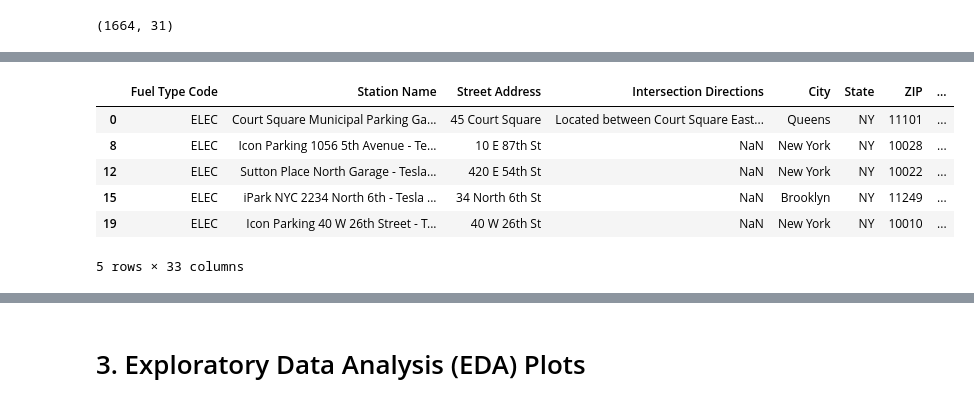
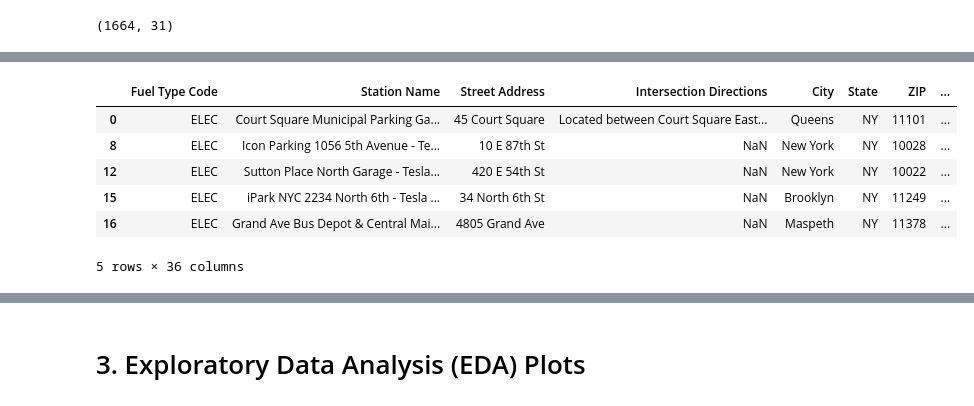
Before and after one commit to katkim0307/pratt-savi-810-2020-03-assignment_03, a Jupyter notebook: assignment_03.ipynb, the cells around one changed output, grey strips where cells are left out. Saved outputs shown, nothing was run; the diff lists cells and outputs as text; code cells hidden in the pictures.

```diff
--- a/assignment_03.ipynb
+++ b/assignment_03.ipynb
@@ -179,0 +208,8 @@ df.head()
+# %%
+boro_geojson_url = 'https://data.cityofnewyork.us/api/geospatial/tqmj-j8zm?method=export&format=GeoJSON'
+# %%
+boro_gdf = gpd.read_file(boro_geojson_url)
+# %%
+boro_gdf.to_crs(epsg=2263, inplace=True)
+
+boro_gdf
@@ -179,0 +229,10 @@ df.head()
+# %%
+# Spatial Join
+
+new_gdf = gpd.sjoin(
+    gdf,
+    boro_gdf[['boro_name', 'geometry']].to_crs(epsg=4326),  # how come epsg=2263 doesn't work?
+    how='left',
+)
+
+new_gdf.head()
@@ -235,19 +348,19 @@ df[df['City Title'] == 'Astoria']
 # %%
-nyc_stations = df[                         # You can also use .isin(['New York', ...]) alternatively
-    (df['City Title'] == 'New York') |     # Why must use Bitwise Operator instead of Logical Operator?
-    (df['City Title'] == 'Bronx') |
-    (df['City Title'] == 'Queens') |       # Queens is weird with its City names (has 'Astoria', 'Flushing', etc.)
-    (df['City Title'] == 'Brooklyn') |
-    (df['City Title'] == 'Staten Island')
+nyc_stations = new_gdf[                         # You can also use .isin(['New York', ...]) alternatively
+    (new_gdf['boro_name'] == 'Manhattan') |     # Why must use Bitwise Operator instead of Logical Operator?
+    (new_gdf['boro_name'] == 'Bronx') |
+    (new_gdf['boro_name'] == 'Queens') |       # Queens is weird with its City names (has 'Astoria', 'Flushing', etc.)
+    (new_gdf['boro_name'] == 'Brooklyn') |
+    (new_gdf['boro_name'] == 'Staten Island')
 ]
 
 nyc_stations.head()
 # %% [output]
 |  | Fuel Type Code | Station Name | Street Address | Intersection Directions | City | State | ZIP | ... |
 | 0 | ELEC | Court Square Municipal Parking Ga... | 45 Court Square | Located between Court Square East... | Queens | NY | 11101 | ... |
 | 8 | ELEC | Icon Parking 1056 5th Avenue - Te... | 10 E 87th St | NaN | New York | NY | 10028 | ... |
 | 12 | ELEC | Sutton Place North Garage - Tesla... | 420 E 54th St | NaN | New York | NY | 10022 | ... |
 | 15 | ELEC | iPark NYC 2234 North 6th - Tesla ... | 34 North 6th St | NaN | Brooklyn | NY | 11249 | ... |
-| 19 | ELEC | Icon Parking 40 W 26th Street - T... | 40 W 26th St | NaN | New York | NY | 10010 | ... |
+| 16 | ELEC | Grand Ave Bus Depot & Central Mai... | 4805 Grand Ave | NaN | Maspeth | NY | 11378 | ... |
-5 rows × 33 columns
+5 rows × 36 columns
 # %%
```
Also changed, not shown: parts of 24 cells of this notebook.
